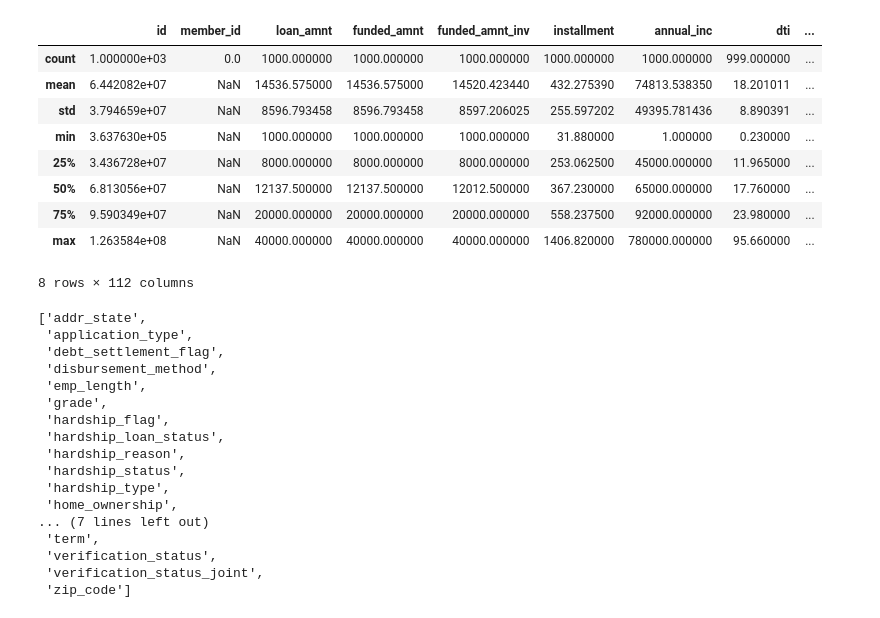
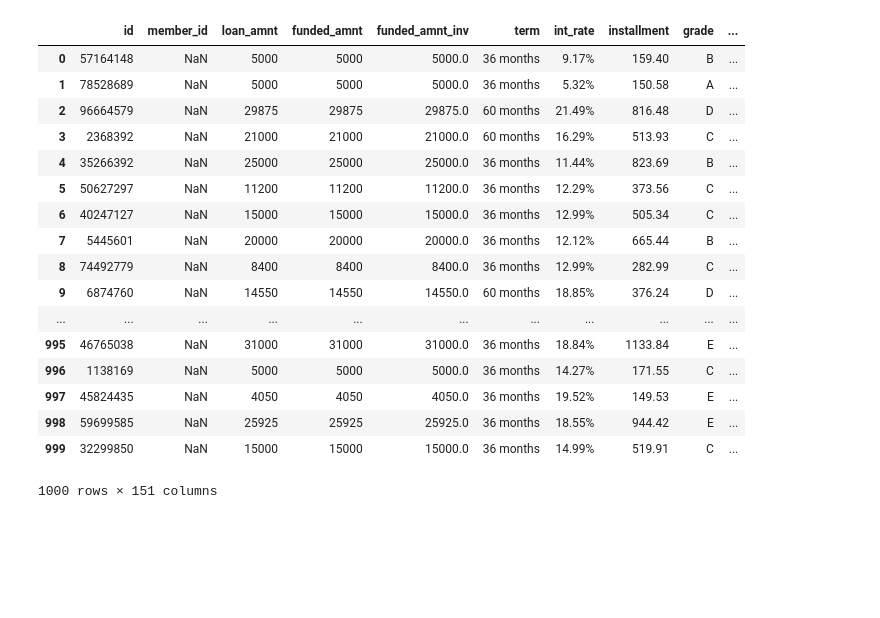
Before and after one commit to nissan18/blending-club, a Jupyter notebook: code/scratchpad.ipynb, the cells around one changed output. Drawn from its saved outputs; the diff is of its cells as text; code cells hidden in the pictures; blank space fills up the shorter version.

```diff
--- a/code/scratchpad.ipynb
+++ b/code/scratchpad.ipynb
@@ -8,39 +8,25 @@ import numpy as np
 import pandas as pd
 from datetime import datetime
 # %%
-filename = "sample.csv"
-columns = lendingclub_columns.get_column_by_feature_type("one-hot encoding")
-column_names = [c["name"] for c in columns]
+filename = "finished_train_sample.csv"
 df = pandas_helper.readData(filename, lendingclub_columns.get_dtypes_by_name())
-df.describe()
+df
 # %% [output]
-|  | id | member_id | loan_amnt | funded_amnt | funded_amnt_inv | installment | annual_inc | dti | ... |
-| count | 1.000000e+03 | 0.0 | 1000.000000 | 1000.000000 | 1000.000000 | 1000.000000 | 1000.000000 | 999.000000 | ... |
-| mean | 6.442082e+07 | NaN | 14536.575000 | 14536.575000 | 14520.423440 | 432.275390 | 74813.538350 | 18.201011 | ... |
-| std | 3.794659e+07 | NaN | 8596.793458 | 8596.793458 | 8597.206025 | 255.597202 | 49395.781436 | 8.890391 | ... |
-| min | 3.637630e+05 | NaN | 1000.000000 | 1000.000000 | 1000.000000 | 31.880000 | 1.000000 | 0.230000 | ... |
-| 25% | 3.436728e+07 | NaN | 8000.000000 | 8000.000000 | 8000.000000 | 253.062500 | 45000.000000 | 11.965000 | ... |
-| 50% | 6.813056e+07 | NaN | 12137.500000 | 12137.500000 | 12012.500000 | 367.230000 | 65000.000000 | 17.760000 | ... |
-| 75% | 9.590349e+07 | NaN | 20000.000000 | 20000.000000 | 20000.000000 | 558.237500 | 92000.000000 | 23.980000 | ... |
-| max | 1.263584e+08 | NaN | 40000.000000 | 40000.000000 | 40000.000000 | 1406.820000 | 780000.000000 | 95.660000 | ... |
+|  | id | member_id | loan_amnt | funded_amnt | funded_amnt_inv | term | int_rate | installment | grade | ... |
+| 0 | 57164148 | NaN | 5000 | 5000 | 5000.0 | 36 months | 9.17% | 159.40 | B | ... |
+| 1 | 78528689 | NaN | 5000 | 5000 | 5000.0 | 36 months | 5.32% | 150.58 | A | ... |
+| 2 | 96664579 | NaN | 29875 | 29875 | 29875.0 | 60 months | 21.49% | 816.48 | D | ... |
+| 3 | 2368392 | NaN | 21000 | 21000 | 21000.0 | 60 months | 16.29% | 513.93 | C | ... |
+| 4 | 35266392 | NaN | 25000 | 25000 | 25000.0 | 36 months | 11.44% | 823.69 | B | ... |
+| 5 | 50627297 | NaN | 11200 | 11200 | 11200.0 | 36 months | 12.29% | 373.56 | C | ... |
+| 6 | 40247127 | NaN | 15000 | 15000 | 15000.0 | 36 months | 12.99% | 505.34 | C | ... |
+| 7 | 5445601 | NaN | 20000 | 20000 | 20000.0 | 36 months | 12.12% | 665.44 | B | ... |
+| 8 | 74492779 | NaN | 8400 | 8400 | 8400.0 | 36 months | 12.99% | 282.99 | C | ... |
+| 9 | 6874760 | NaN | 14550 | 14550 | 14550.0 | 60 months | 18.85% | 376.24 | D | ... |
+| ... | ... | ... | ... | ... | ... | ... | ... | ... | ... | ... |
+| 995 | 46765038 | NaN | 31000 | 31000 | 31000.0 | 36 months | 18.84% | 1133.84 | E | ... |
+| 996 | 1138169 | NaN | 5000 | 5000 | 5000.0 | 36 months | 14.27% | 171.55 | C | ... |
+| 997 | 45824435 | NaN | 4050 | 4050 | 4050.0 | 36 months | 19.52% | 149.53 | E | ... |
+| 998 | 59699585 | NaN | 25925 | 25925 | 25925.0 | 36 months | 18.55% | 944.42 | E | ... |
+| 999 | 32299850 | NaN | 15000 | 15000 | 15000.0 | 36 months | 14.99% | 519.91 | C | ... |
-8 rows × 112 columns
+1000 rows × 151 columns
-# %%
-column_names
-# %% [output]
-['addr_state',
- 'application_type',
- 'debt_settlement_flag',
- 'disbursement_method',
- 'emp_length',
- 'grade',
- 'hardship_flag',
- 'hardship_loan_status',
- 'hardship_reason',
- 'hardship_status',
- 'hardship_type',
- 'home_ownership',
-... (7 lines left out)
- 'term',
- 'verification_status',
- 'verification_status_joint',
- 'zip_code']
```
Also changed, not shown: parts of 14 cells of this notebook, 2 other files.
